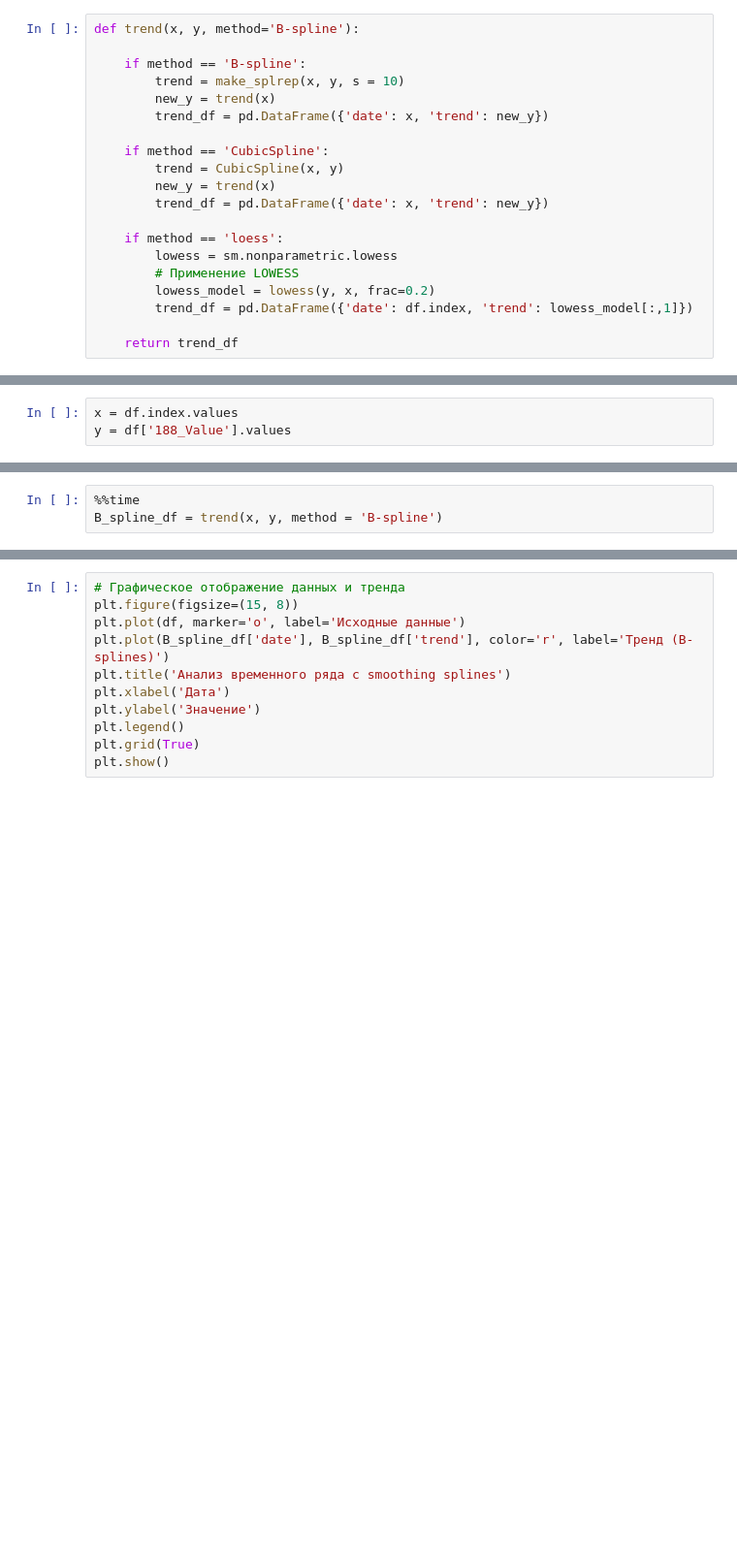
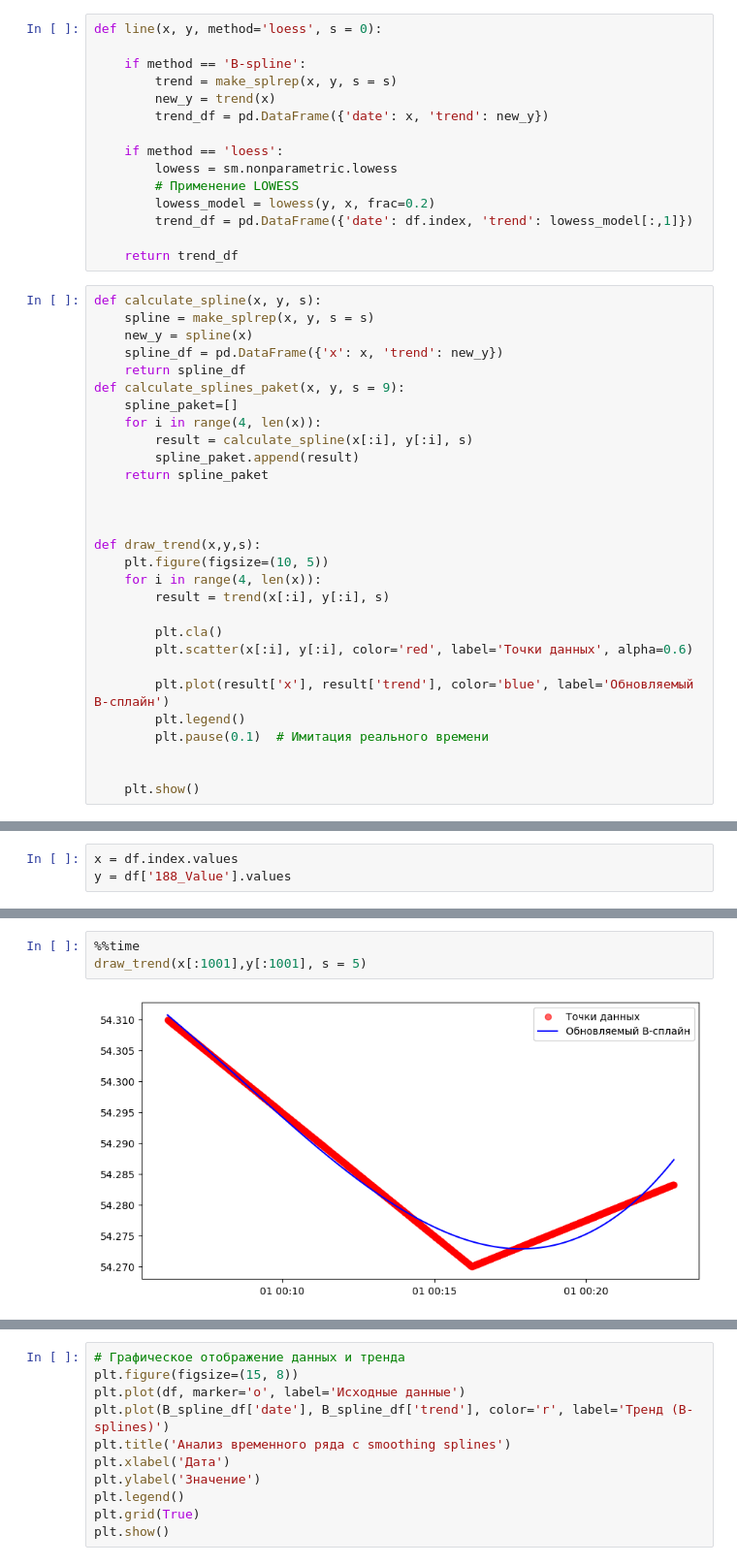
Before and after one commit to EmMUR25/work, a Jupyter notebook: Work.ipynb, the cells around one changed output, grey strips where cells are left out. Shown at 97% size. Cells and saved outputs as stored; diff of their text form; blank space fills up the shorter version.

```diff
--- a/Work.ipynb
+++ b/Work.ipynb
@@ -126,15 +126,10 @@ plt.show()
 # %% [output]
 [figure]
 # %%
-def trend(x, y, method='B-spline'):
+def line(x, y, method='loess', s = 0):
 
     if method == 'B-spline':
-        trend = make_splrep(x, y, s = 10)
-        new_y = trend(x)
-        trend_df = pd.DataFrame({'date': x, 'trend': new_y})
-
-    if method == 'CubicSpline':
-        trend = CubicSpline(x, y)
+        trend = make_splrep(x, y, s = s)
         new_y = trend(x)
         trend_df = pd.DataFrame({'date': x, 'trend': new_y})
 
@@ -145,3 +140,32 @@ def trend(x, y, method='B-spline'):
         trend_df = pd.DataFrame({'date': df.index, 'trend': lowess_model[:,1]})
 
     return trend_df
+# %%
+def calculate_spline(x, y, s):
+    spline = make_splrep(x, y, s = s)
+    new_y = spline(x)
+    spline_df = pd.DataFrame({'x': x, 'trend': new_y})
+    return spline_df
+def calculate_splines_paket(x, y, s = 9):
+    spline_paket=[]
+    for i in range(4, len(x)):
+        result = calculate_spline(x[:i], y[:i], s)
+        spline_paket.append(result)
+    return spline_paket
+
+
+
+def draw_trend(x,y,s):
+    plt.figure(figsize=(10, 5))
+    for i in range(4, len(x)):
+        result = trend(x[:i], y[:i], s)
+
+        plt.cla()
+        plt.scatter(x[:i], y[:i], color='red', label='Точки данных', alpha=0.6)
+
+        plt.plot(result['x'], result['trend'], color='blue', label='Обновляемый B-сплайн')
+        plt.legend()
+        plt.pause(0.1)  # Имитация реального времени
+
+
+    plt.show()
@@ -187,4 +208,5 @@ KeyError: 'date'
 # %%
 %%time
-B_spline_df = trend(x, y, method = 'B-spline')
+draw_trend(x[:1001],y[:1001], s = 5)
 # %% [output]
+[figure, added]
```
Also changed, not shown: parts of 8 cells of this notebook.
